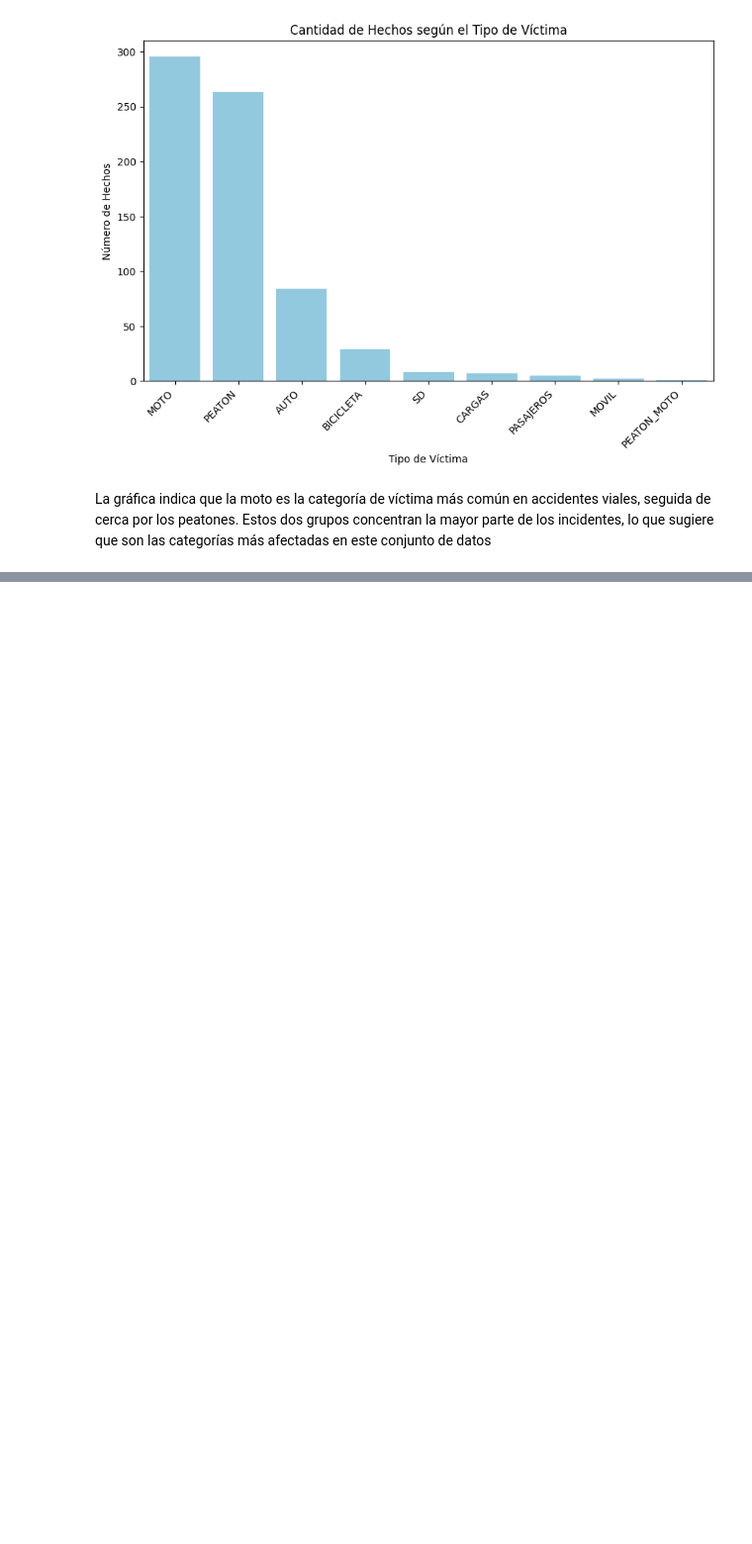
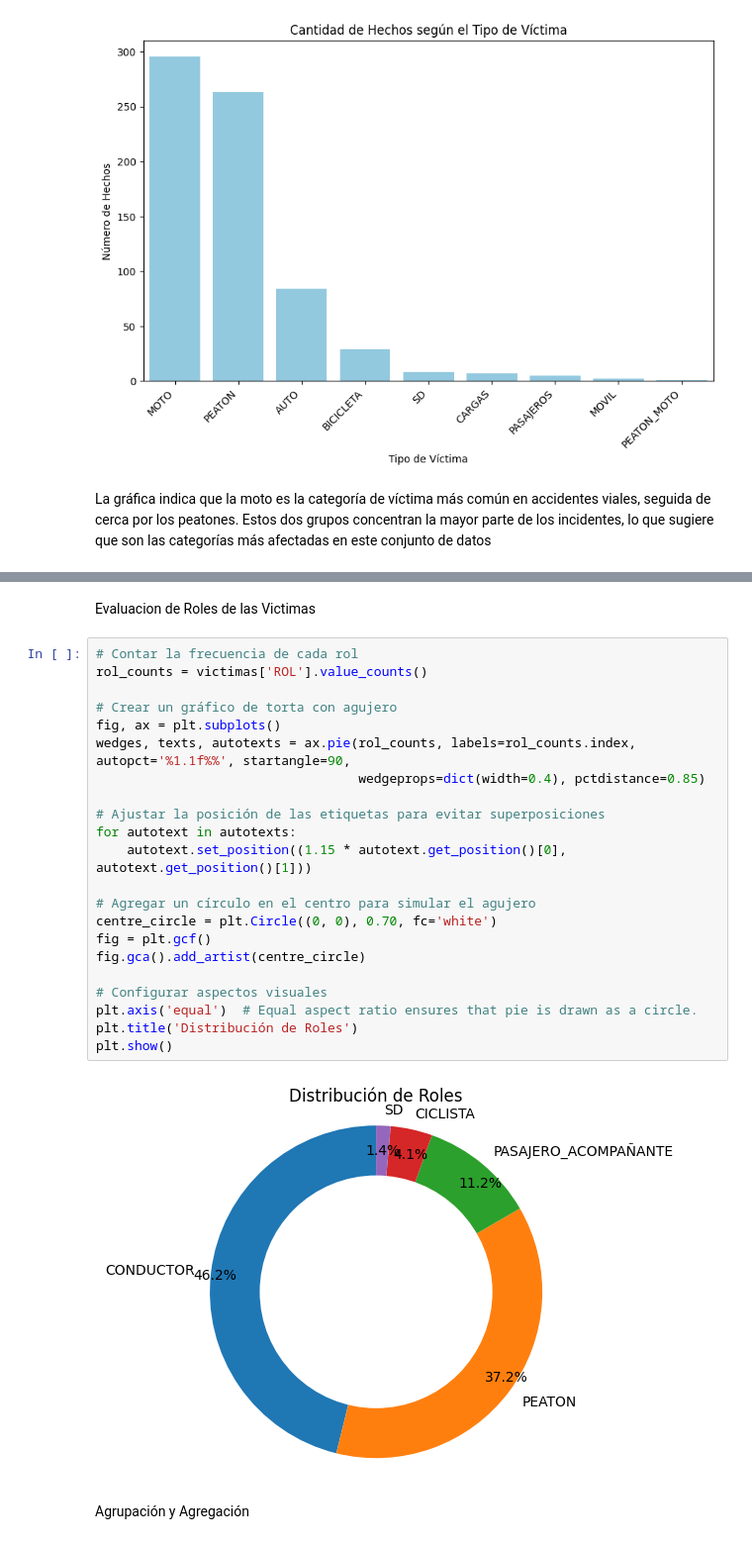
Before and after one commit to C-Hidalgo/Siniestros_data_analyst, a Jupyter notebook: ETL-EDA/EDA.ipynb, the cells around one changed output, grey strips where cells are left out. Shown: that part at 99% size. Drawn from its saved outputs; the diff is of its cells as text; blank space fills up the shorter version.

```diff
--- a/ETL-EDA/EDA.ipynb
+++ b/ETL-EDA/EDA.ipynb
@@ -117,0 +169,28 @@ La gráfica indica que la moto es la categoría de víctima más común en accid
+# %% [markdown]
+Evaluacion de Roles de las Victimas
+# %%
+# Contar la frecuencia de cada rol
+rol_counts = victimas['ROL'].value_counts()
+
+# Crear un gráfico de torta con agujero
+fig, ax = plt.subplots()
+wedges, texts, autotexts = ax.pie(rol_counts, labels=rol_counts.index, autopct='%1.1f%%', startangle=90,
+                                  wedgeprops=dict(width=0.4), pctdistance=0.85)
+
+# Ajustar la posición de las etiquetas para evitar superposiciones
+for autotext in autotexts:
+    autotext.set_position((1.15 * autotext.get_position()[0], autotext.get_position()[1]))
+
+# Agregar un círculo en el centro para simular el agujero
+centre_circle = plt.Circle((0, 0), 0.70, fc='white')
+fig = plt.gcf()
+fig.gca().add_artist(centre_circle)
+
+# Configurar aspectos visuales
+plt.axis('equal')  # Equal aspect ratio ensures that pie is drawn as a circle.
+plt.title('Distribución de Roles')
+plt.show()
+# %% [output]
+[figure, added]
+# %% [markdown]
+Agrupación y Agregación
```
Also changed, not shown: parts of 19 cells of this notebook, 1 other file.
